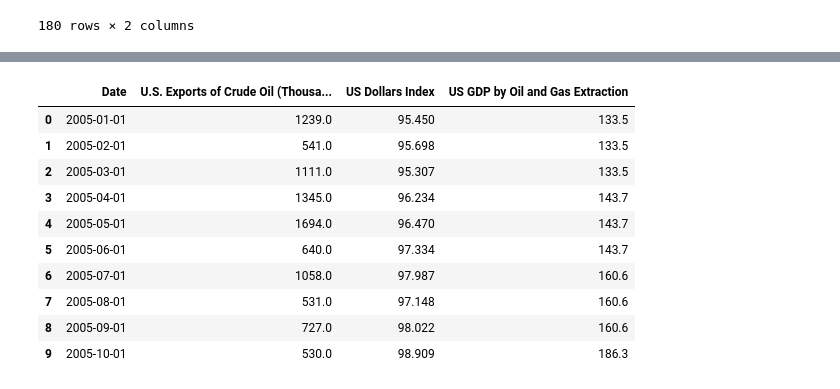
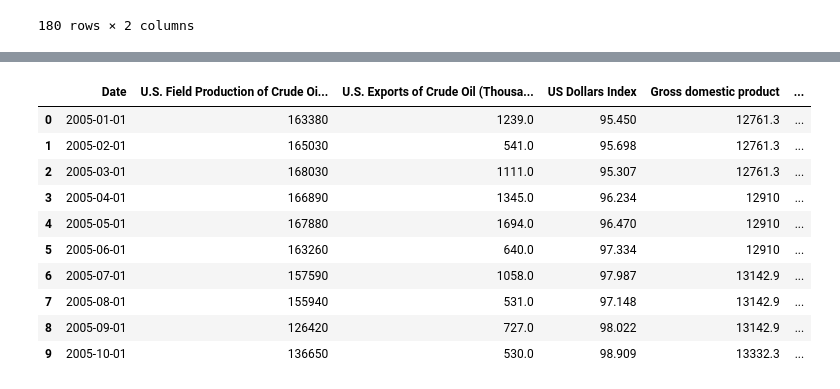
Before and after one commit to kk-deng/CanadaEnergyIE, a Jupyter notebook: Part 1 - US Oil Export and GDP vs. USD dollars.ipynb, the cells around one changed output, grey strips where cells are left out. Drawn from its saved outputs; the diff is of its cells as text; code cells hidden in the pictures.

```diff
--- a/Part 1 - US Oil Export and GDP vs. USD dollars.ipynb
+++ b/Part 1 - US Oil Export and GDP vs. USD dollars.ipynb
@@ -139,6 +177,6 @@ table3_final
 table3_final.to_csv("Table 3 - Clean.csv", index=False)
 # %%
 # Merge with Table 1
-merge_1_3 = pd.merge(table1_final, table3_final, on="Date", how="left")
-merge_1_3
+merge_1_1B_3 = pd.merge(merge_1_1B, table3_final, on="Date", how="left")
+merge_1_1B_3
 # %% [output]
@@ -168,11 +206,12 @@ table7_data = pd.read_csv(table7_path, header=0, skiprows=3)
 
 # Extract column of interest
 table7_df = pd.DataFrame(table7_data).reset_index(drop=True)
-quarter_row = table7_df.iloc[:2]
+quarter_row = table7_df.iloc[:3]
 
 table7_df.dropna(how = "any", inplace = True)
 # # table7_clean = table7_df.loc[table7_df["Line", "Line,"        Oil and gas extraction"]]
 table_filter = table7_df[table7_df.columns[1]].str.contains("Oil")
+
 # table_filter_2 = table7_df.iloc[0]
 new_table7_df = quarter_row.append(table7_df[table_filter])
 
@@ -208,11 +248,23 @@ clean_table7_df
 # %%
 clean_table7_df["Date_1"] = clean_table7_df[0] + "-" + clean_table7_df[1]
 clean_table7_df['Date'] = pd.to_datetime(clean_table7_df["Date_1"])
-table7_final = clean_table7_df[["Date", 8]]
-table7_final.columns = ["Date", "US GDP by Oil and Gas Extraction"]
+
+table7_final = clean_table7_df[["Date", 2,8]]
+
+table7_final.columns = ["Date", "Gross domestic product", "US GDP by Oil and Gas Extraction"]
 table7_final.reset_index(drop = True, inplace = True)
 
 table7_final_2 = table7_final[(table7_final['Date']>= '2005-01-01' ) & (table7_final['Date']<= '2019-12-30')]
 
+
+gross = table7_final_2['Gross domestic product'].astype(float)
+gdp_og = table7_final_2['US GDP by Oil and Gas Extraction'].astype(float)
+
+gdp_percentage = gdp_og / gross * 100
+
+table7_final_2["GDP % from O&G"] = gdp_percentage
+
+table7_final_2["GDP % from O&G"] = table7_final_2["GDP % from O&G"].map('{:,.2f}'.format)
+
 table7_final_2.head()
 # %% [output]
@@ -229,0 +290,4 @@ merge_final = pd.merge(merge_1_3, table7_final, on="Date", how="left")
+# %%
+merge_big = pd.merge(merge_1_1B_3, table7_final_2, on="Date", how="left")
+merge_big['U.S. Field Production of Crude Oil Thousand Barrels'] = merge_big['U.S. Field Production of Crude Oil Thousand Barrels per Day'] * 30
+merge_big.head()
@@ -230,18 +301,25 @@ merge_final = pd.merge(merge_1_3, table7_final, on="Date", how="left")
 # %%
 # merge_final['US GDP by Oil and Gas Extraction'] = merge_final['US GDP by Oil and Gas Extraction'].replace(np.nan, 0)
-merge_final['US GDP by Oil and Gas Extraction'] = merge_final["US GDP by Oil and Gas Extraction"].fillna(method='ffill')
+merge_big['Gross domestic product'] = merge_big["Gross domestic product"].fillna(method='ffill')
+merge_big['US GDP by Oil and Gas Extraction'] = merge_big["US GDP by Oil and Gas Extraction"].fillna(method='ffill')
+merge_big['GDP % from O&G'] = merge_big["GDP % from O&G"].fillna(method='ffill')
+
+merge_final = merge_big[["Date", 'U.S. Field Production of Crude Oil Thousand Barrels',
+                         'U.S. Exports of Crude Oil (Thousand Barrels)', 'US Dollars Index',
+                         "Gross domestic product", "US GDP by Oil and Gas Extraction", 'GDP % from O&G']]
+
 merge_final.head(10)
 # %% [output]
-|  | Date | U.S. Exports of Crude Oil (Thousa... | US Dollars Index | US GDP by Oil and Gas Extraction |
-| 0 | 2005-01-01 | 1239.0 | 95.450 | 133.5 |
-| 1 | 2005-02-01 | 541.0 | 95.698 | 133.5 |
-| 2 | 2005-03-01 | 1111.0 | 95.307 | 133.5 |
-| 3 | 2005-04-01 | 1345.0 | 96.234 | 143.7 |
-| 4 | 2005-05-01 | 1694.0 | 96.470 | 143.7 |
-| 5 | 2005-06-01 | 640.0 | 97.334 | 143.7 |
-| 6 | 2005-07-01 | 1058.0 | 97.987 | 160.6 |
-| 7 | 2005-08-01 | 531.0 | 97.148 | 160.6 |
-| 8 | 2005-09-01 | 727.0 | 98.022 | 160.6 |
-| 9 | 2005-10-01 | 530.0 | 98.909 | 186.3 |
+|  | Date | U.S. Field Production of Crude Oi... | U.S. Exports of Crude Oil (Thousa... | US Dollars Index | Gross domestic product | ... |
+| 0 | 2005-01-01 | 163380 | 1239.0 | 95.450 | 12761.3 | ... |
+| 1 | 2005-02-01 | 165030 | 541.0 | 95.698 | 12761.3 | ... |
+| 2 | 2005-03-01 | 168030 | 1111.0 | 95.307 | 12761.3 | ... |
+| 3 | 2005-04-01 | 166890 | 1345.0 | 96.234 | 12910 | ... |
+| 4 | 2005-05-01 | 167880 | 1694.0 | 96.470 | 12910 | ... |
+| 5 | 2005-06-01 | 163260 | 640.0 | 97.334 | 12910 | ... |
+| 6 | 2005-07-01 | 157590 | 1058.0 | 97.987 | 13142.9 | ... |
+| 7 | 2005-08-01 | 155940 | 531.0 | 97.148 | 13142.9 | ... |
+| 8 | 2005-09-01 | 126420 | 727.0 | 98.022 | 13142.9 | ... |
+| 9 | 2005-10-01 | 136650 | 530.0 | 98.909 | 13332.3 | ... |
 # %%
 merge_final.to_csv("Part 1 - transformed data.csv", index=False)
```
Also changed, not shown: parts of 21 cells of this notebook, 1 other file.
